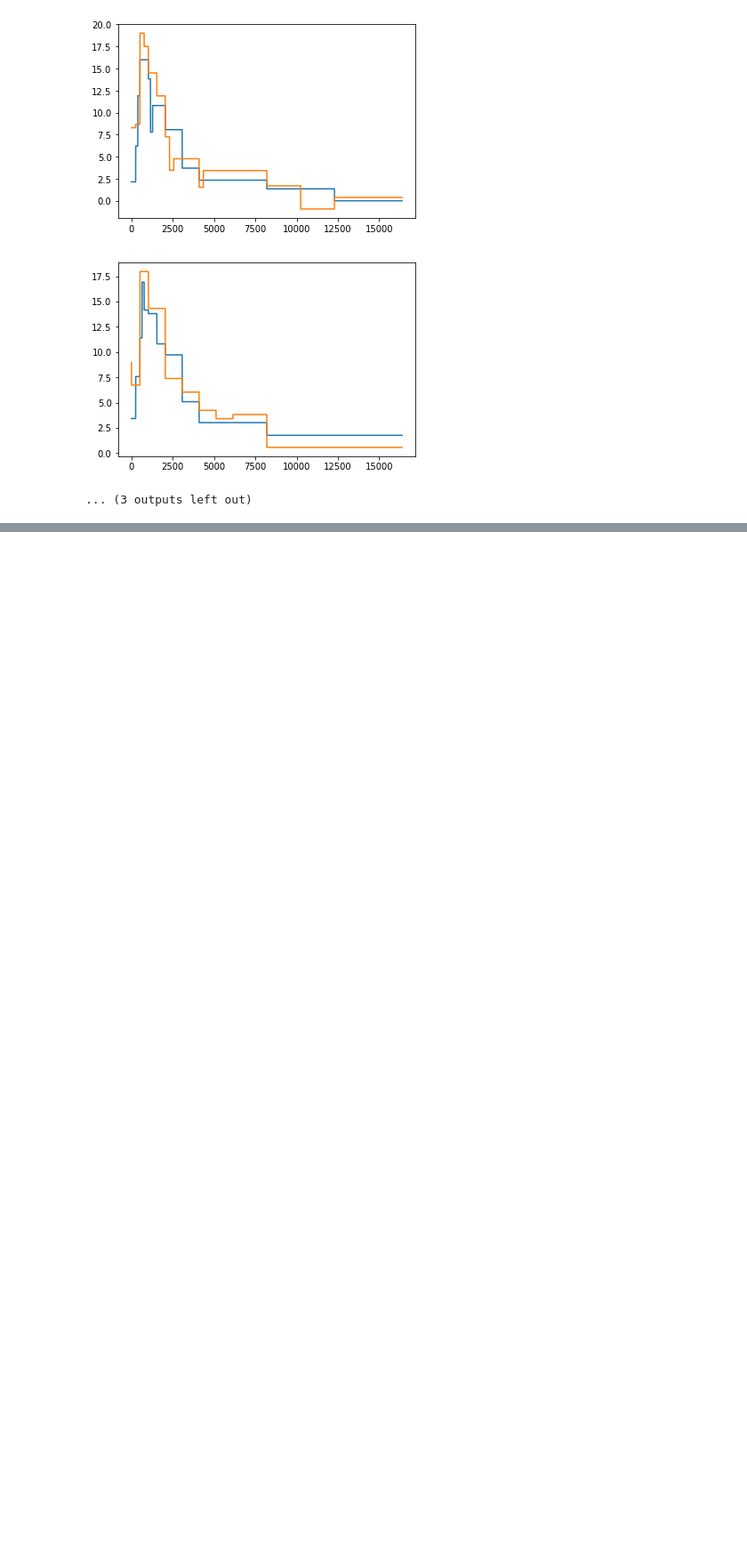
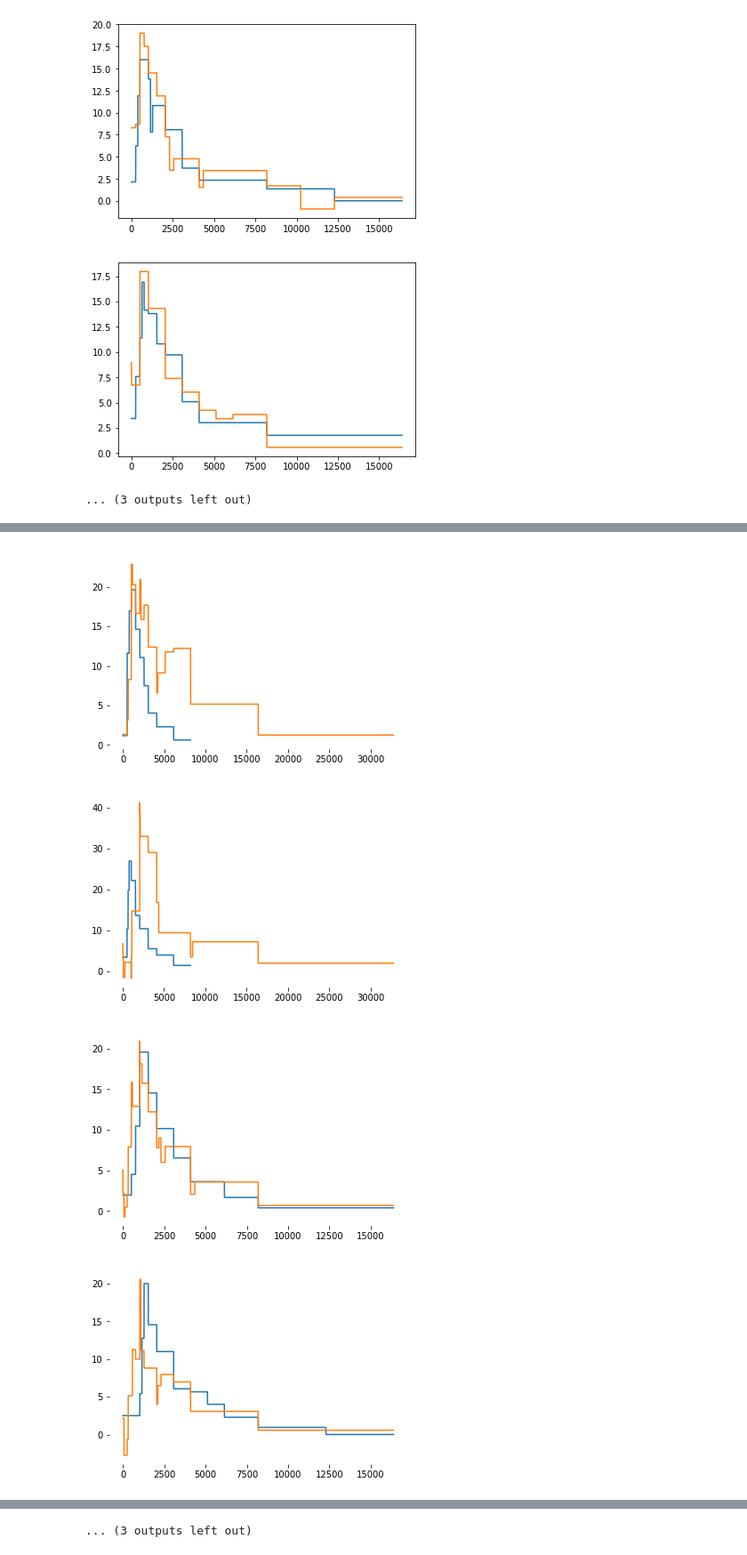
Before and after one commit to dcarmod2/PersHomNoSimplices, a Jupyter notebook: Prepare_data.ipynb, the cells around one changed output, grey strips where cells are left out. Shown: that part at 89% size. Saved outputs shown, nothing was run; the diff lists cells and outputs as text; code cells hidden in the pictures; blank space fills up the shorter version.

```diff
--- a/Prepare_data.ipynb
+++ b/Prepare_data.ipynb
@@ -317,0 +339,3 @@ plt.scatter(inputs[16][:,0],inputs[16][:,1])
+# %%
+im_data = np.expand_dims(im_data,-1)
+im_data.shape
@@ -317,0 +344,21 @@ plt.scatter(inputs[16][:,0],inputs[16][:,1])
+# %%
+def conv2_layer(Input,activation='relu',outname='conv'):
+    Start = tf.keras.layers.Convolution2D(64,kernel_size=(3,3),strides=(1,1),input_shape=(238,356,1),padding='same',activation=activation)(Input)
+    Pool1 = tf.keras.layers.MaxPooling2D(pool_size=(2,2),strides=(2,2))(Start)
+    Conv2 = tf.keras.layers.Convolution2D(64,kernel_size=(3,3),strides=(1,1),padding='same',activation=activation)(Pool1)
+    Pool2 = tf.keras.layers.MaxPooling2D(pool_size=(2,2),strides=(2,2))(Conv2)
+    Flat = tf.keras.layers.Flatten()(Pool2)
+    Out = tf.keras.layers.Dense(10,activation=activation,name=outname)(Flat)
+    return Out
+# %%
+Input_conv2 = tf.keras.layers.Input((238,356,1))
+Out1_conv2 = conv2_layer(Input_conv2,activation='linear',outname='coeffs')
+Out2_conv2 = conv2_layer(Input_conv2,activation='relu',outname='wl')
+Out3_conv2 = conv2_layer(Input_conv2,activation='relu',outname='pos')
+
+model_conv2 = tf.keras.Model(inputs = Input_conv2, outputs = [Out1_conv2,Out2_conv2,Out3_conv2])
+model_conv2.compile(optimizer='adam',
+              loss='mean_squared_error',
+             )
+# %%
+model_conv2.fit(im_data,[outputs1,outputs2log,outputs3log],epochs=2,callbacks=[tensorboard_callback])
@@ -317,0 +372,13 @@ plt.scatter(inputs[16][:,0],inputs[16][:,1])
+# %%
+for i in range(0,15):
+    plt.figure()
+    plt.plot(plot_outputs(outputs1[i],outputs2log[i],outputs3log[i]))
+    sample_input = im_data[i:i+1][0].copy()
+    #random.shuffle(sample_input)
+    sample_input = np.expand_dims(sample_input,0)
+    plt.plot(plot_outputs(*[x[0] for x in model_conv2.predict(sample_input)]))
+# %% [output]
+[figure, added]
+[figure, added]
+[figure, added]
+[figure, added]
@@ -317,0 +393 @@ plt.scatter(inputs[16][:,0],inputs[16][:,1])
+... (3 outputs left out)
```
Also changed, not shown: parts of 17 cells of this notebook.
